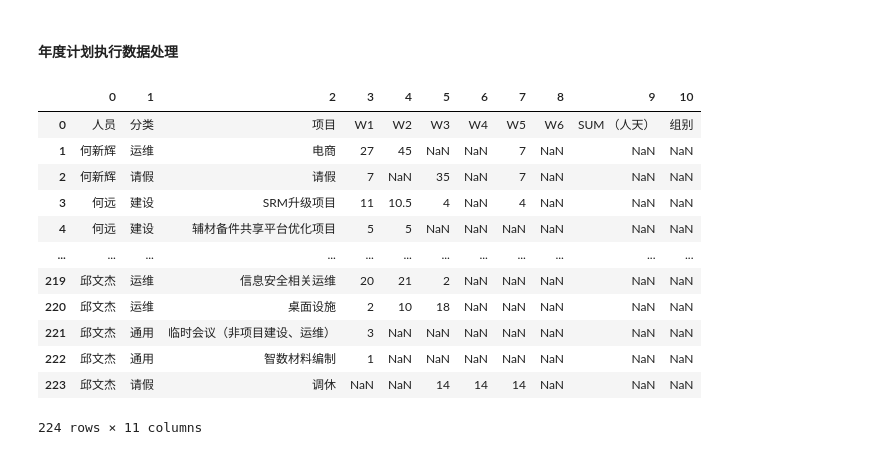
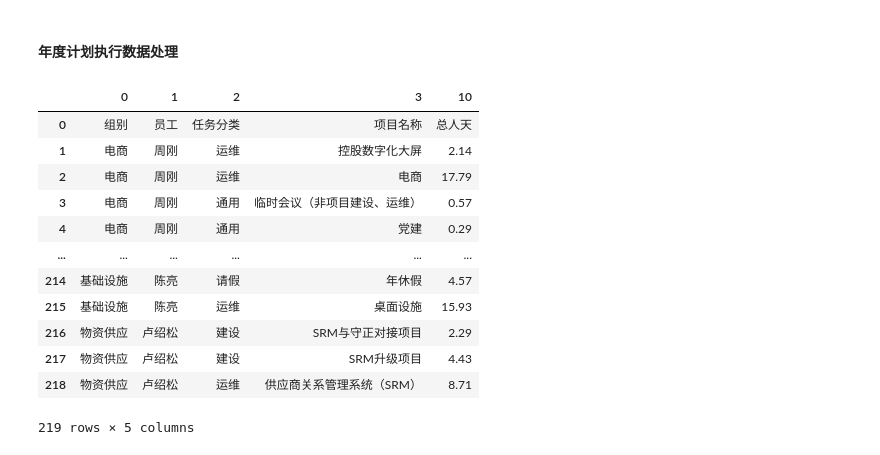
Before and after one commit to 851499540/weeksheet, a Jupyter notebook: script_v1.0_stab.ipynb, the cells around one changed output. Cells and saved outputs as stored; diff of their text form; code cells hidden in the pictures.

```diff
--- a/script_v1.0_stab.ipynb
+++ b/script_v1.0_stab.ipynb
@@ -552,20 +552,22 @@ ppt.save('./就这月报.pptx')
 # %% [markdown]
 #### 年度计划执行数据处理
 # %%
-input = pd.read_excel('./output/汇总23_1.xlsx',header=None,sheet_name=0,engine='openpyxl')
+datadocker = pd.read_excel('./output/summary_23_1.xlsx',header=None,sheet_name=0,engine='openpyxl')
-# %%
-input
-# %% [output]
-|  | 0 | 1 | 2 | 3 | 4 | 5 | 6 | 7 | 8 | 9 | 10 |
-| 0 | 人员 | 分类 | 项目 | W1 | W2 | W3 | W4 | W5 | W6 | SUM （人天） | 组别 |
-| 1 | 何新辉 | 运维 | 电商 | 27 | 45 | NaN | NaN | 7 | NaN | NaN | NaN |
-| 2 | 何新辉 | 请假 | 请假 | 7 | NaN | 35 | NaN | 7 | NaN | NaN | NaN |
-| 3 | 何远 | 建设 | SRM升级项目 | 11 | 10.5 | 4 | NaN | 4 | NaN | NaN | NaN |
-| 4 | 何远 | 建设 | 辅材备件共享平台优化项目 | 5 | 5 | NaN | NaN | NaN | NaN | NaN | NaN |
-| ... | ... | ... | ... | ... | ... | ... | ... | ... | ... | ... | ... |
-| 219 | 邱文杰 | 运维 | 信息安全相关运维 | 20 | 21 | 2 | NaN | NaN | NaN | NaN | NaN |
-| 220 | 邱文杰 | 运维 | 桌面设施 | 2 | 10 | 18 | NaN | NaN | NaN | NaN | NaN |
-| 221 | 邱文杰 | 通用 | 临时会议（非项目建设、运维） | 3 | NaN | NaN | NaN | NaN | NaN | NaN | NaN |
-| 222 | 邱文杰 | 通用 | 智数材料编制 | 1 | NaN | NaN | NaN | NaN | NaN | NaN | NaN |
-| 223 | 邱文杰 | 请假 | 调休 | NaN | NaN | 14 | 14 | 14 | NaN | NaN | NaN |
-224 rows × 11 columns
+# %%
+datadocker = datadocker[[0,1,2,3,10]]
+# %%
+datadocker
+# %% [output]
+|  | 0 | 1 | 2 | 3 | 10 |
+| 0 | 组别 | 员工 | 任务分类 | 项目名称 | 总人天 |
+| 1 | 电商 | 周刚 | 运维 | 控股数字化大屏 | 2.14 |
+| 2 | 电商 | 周刚 | 运维 | 电商 | 17.79 |
+| 3 | 电商 | 周刚 | 通用 | 临时会议（非项目建设、运维） | 0.57 |
+| 4 | 电商 | 周刚 | 通用 | 党建 | 0.29 |
+| ... | ... | ... | ... | ... | ... |
+| 214 | 基础设施 | 陈亮 | 请假 | 年休假 | 4.57 |
+| 215 | 基础设施 | 陈亮 | 运维 | 桌面设施 | 15.93 |
+| 216 | 物资供应 | 卢绍松 | 建设 | SRM与守正对接项目 | 2.29 |
+| 217 | 物资供应 | 卢绍松 | 建设 | SRM升级项目 | 4.43 |
+| 218 | 物资供应 | 卢绍松 | 运维 | 供应商关系管理系统（SRM） | 8.71 |
+219 rows × 5 columns
```
